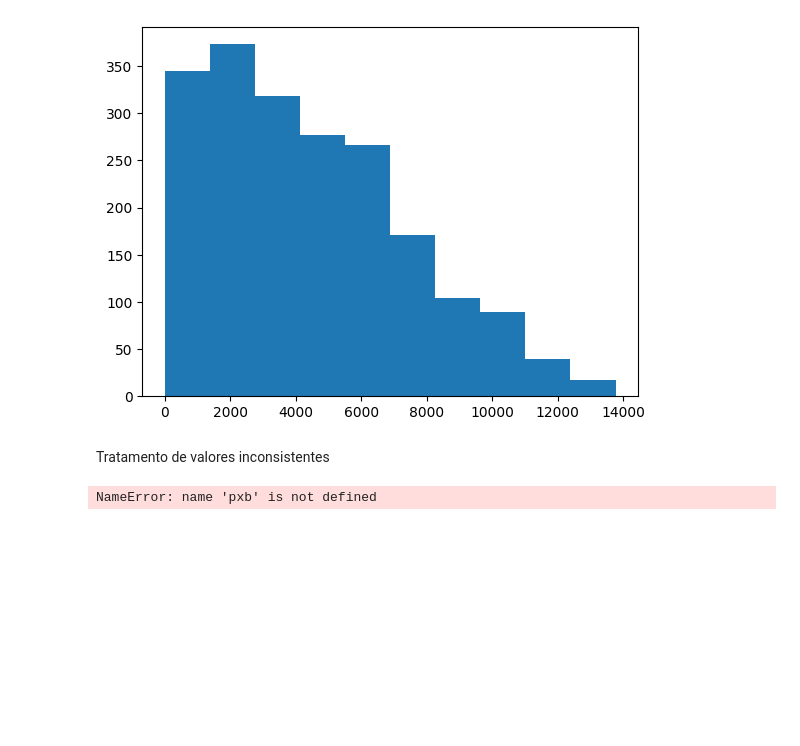
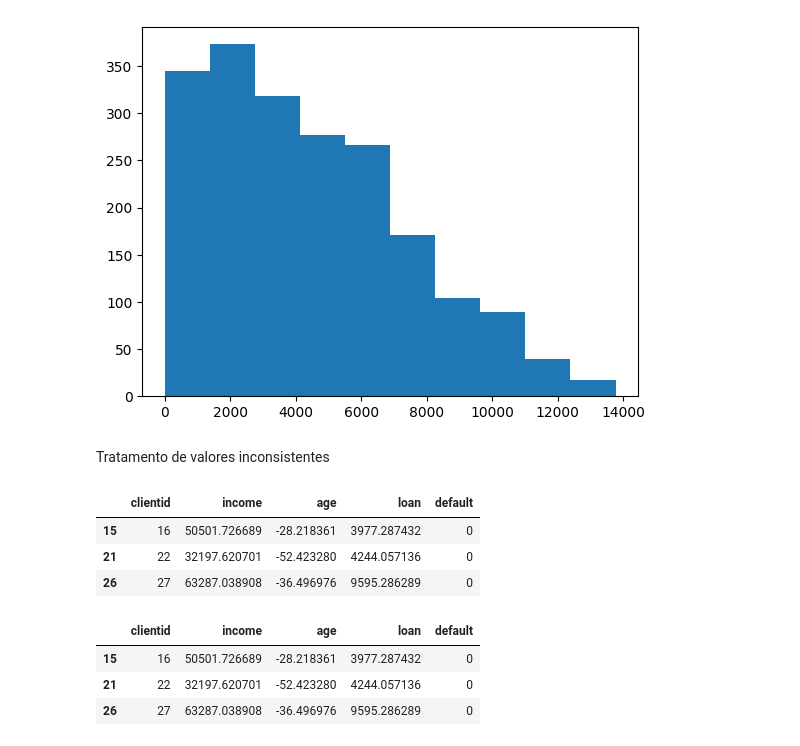
Before and after one commit to christianrss/data_science_stuff, a Jupyter notebook: machine_learning/pre_processing.ipynb, the cells around one changed output. Drawn from its saved outputs; the diff is of its cells as text; code cells hidden in the pictures; blank space fills up the shorter version.

```diff
--- a/machine_learning/pre_processing.ipynb
+++ b/machine_learning/pre_processing.ipynb
@@ -116,7 +116,17 @@ grafico = px.scatter_matrix(base_credit, dimensions=['age', 'income', 'loan'], c
 grafico.show()
 # %% [markdown]
 Tratamento de valores inconsistentes
-# %%
-grafico = pxb
-# %% [output]
-NameError: name 'pxb' is not defined
+# %%
+base_credit.loc[base_credit['age'] < 0]
+# %% [output]
+|  | clientid | income | age | loan | default |
+| 15 | 16 | 50501.726689 | -28.218361 | 3977.287432 | 0 |
+| 21 | 22 | 32197.620701 | -52.423280 | 4244.057136 | 0 |
+| 26 | 27 | 63287.038908 | -36.496976 | 9595.286289 | 0 |
+# %%
+base_credit[base_credit['age'] < 0]
+# %% [output]
+|  | clientid | income | age | loan | default |
+| 15 | 16 | 50501.726689 | -28.218361 | 3977.287432 | 0 |
+| 21 | 22 | 32197.620701 | -52.423280 | 4244.057136 | 0 |
+| 26 | 27 | 63287.038908 | -36.496976 | 9595.286289 | 0 |
```
Also changed, not shown: parts of 31 cells of this notebook.
